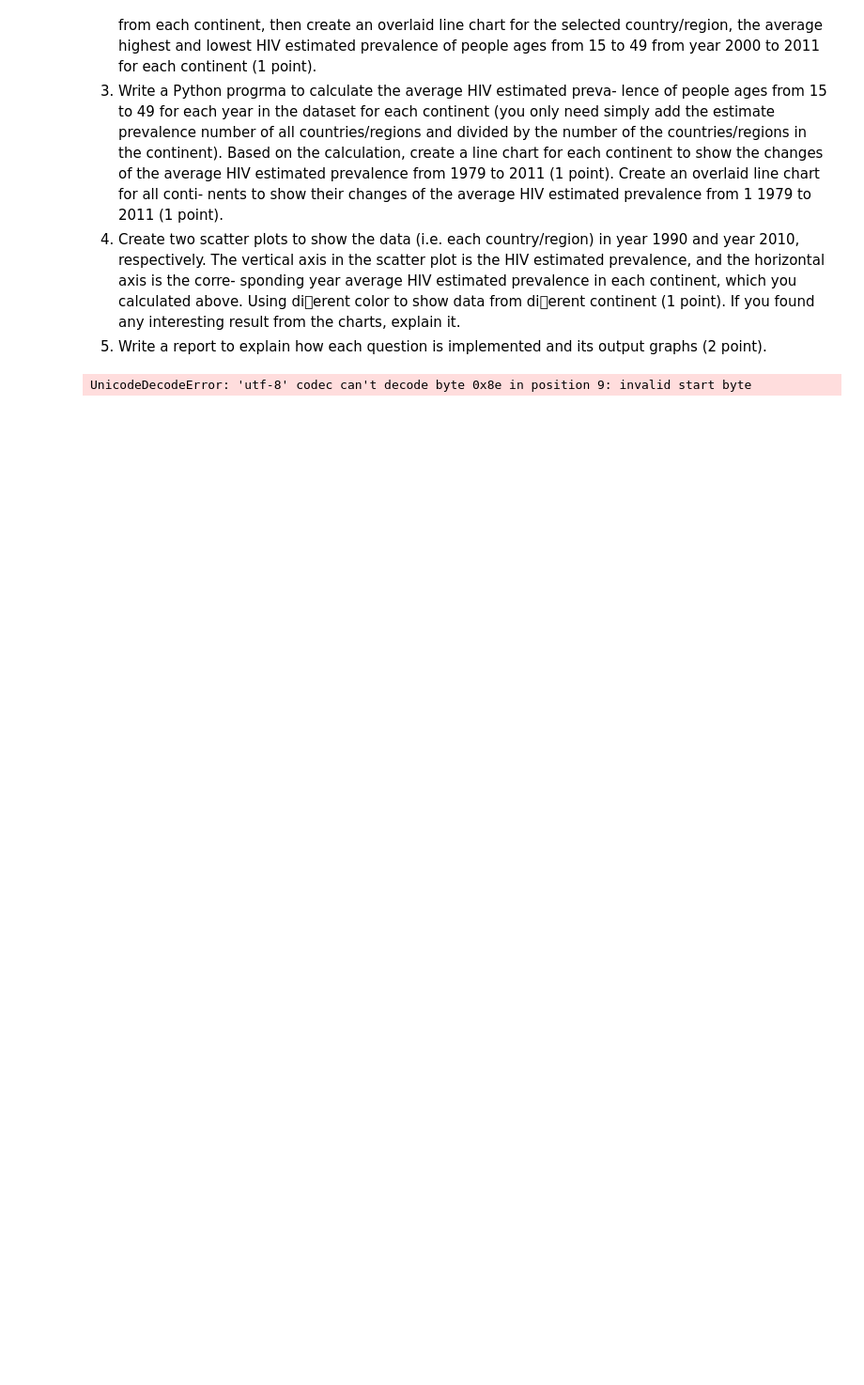
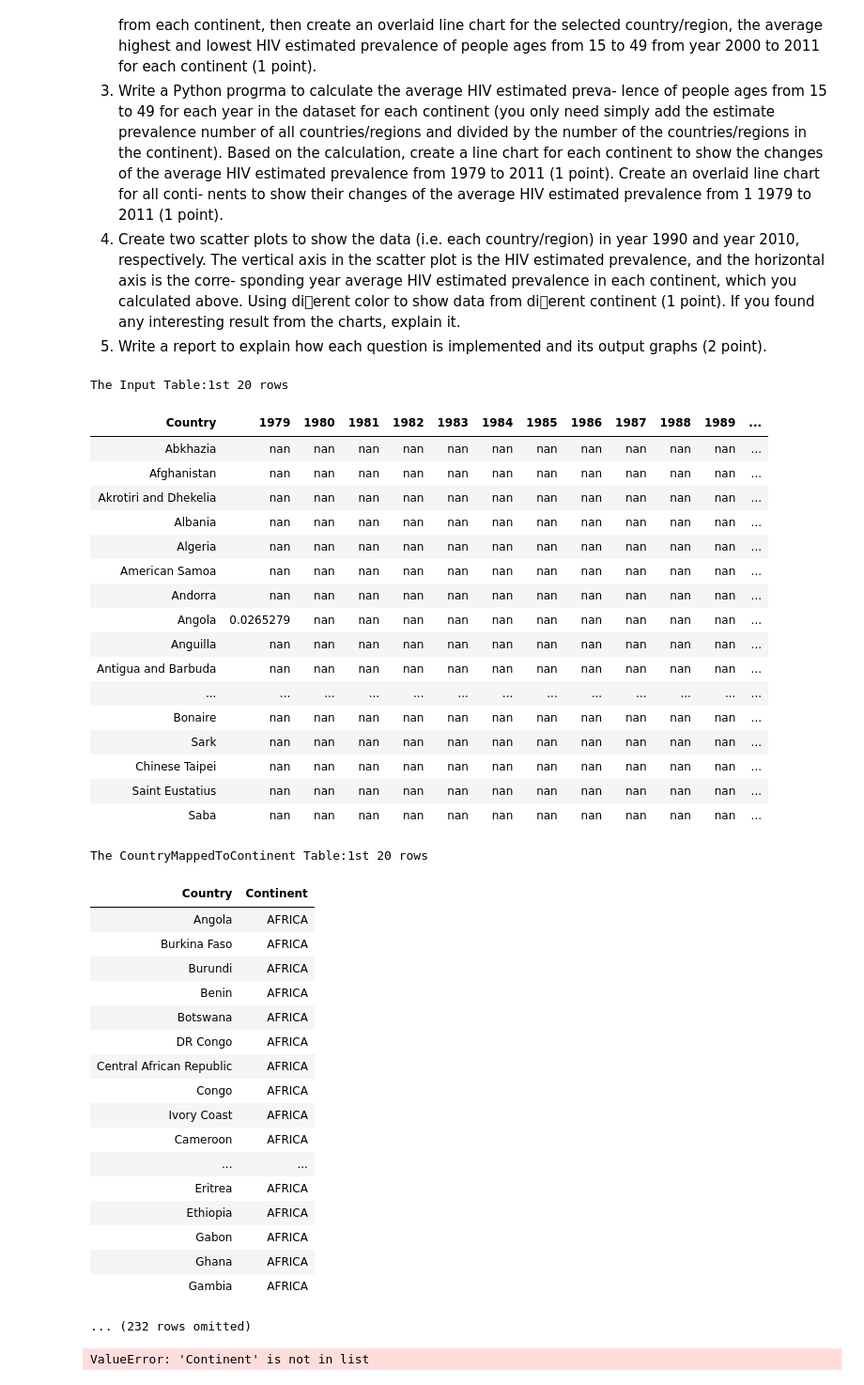
Before and after one commit to babloomarkose/DataInPython, a Jupyter notebook: Tables_Visualization/Table_Visualization.ipynb, the cells around one changed output. Shown at 94% size. Drawn from its saved outputs; the diff is of its cells as text; code cells hidden in the pictures; blank space fills up the shorter version.

Commit message:
All entries of Country and continent

```diff
--- a/Tables_Visualization/Table_Visualization.ipynb
+++ b/Tables_Visualization/Table_Visualization.ipynb
@@ -47,44 +47,91 @@ graphs (2 point).
 from datascience import Table # Including Table functions from datascience package into the running instance
 import os# including os package into running instance
 
 #LOAD DATA
 
 #Loading data from CSV file URL address
 InputFilepath='https://raw.githubusercontent.com/babloomarkose/DataInPython/master/Tables_Visualization'
 HIVEstimator=Table().read_table(InputFilepath+'/HIVEstimatedPrevalence.csv')
 
 #Print the HIVPrevelence Estimator Table
 print("The Input Table:1st 20 rows ")
-HIVEstimator.show(20) # Show only the first 20 records
+HIVEstimator.show() # Show only the first 20 records
 
 #CREATE COLOUMN CONTINENT
 
 #Load Table containing list of countries and their continent
 CountryToContinent=Table().read_table(InputFilepath+'/CountryAndContinent.csv')
 #Print the CountryAndContinent Table
-print("The Input Table:1st 20 rows ")
+print("The CountryMappedToContinent Table:1st 20 rows ")
 CountryToContinent.show(20) # Show only the first 20 records
 
-#Add New Coloumn Continent
-HIVEstimator=HIVEstimator.with_columns('Continent','PlaceHolder')
+#Join two tables using common colomn Country To add Continent coloumn
+HIVEstimator=HIVEstimator.join('Country', HIVEstimator, 'Country')
+#Move Coloumn Continent next to country coloumn
+HIVEstimator=HIVEstimator.move_column('Continent',1)
+
+
 #Print the CountryAndContinent Table
-print("The Input Table:1st 20 rows ")
-HIVEstimator.show(20) # Show only the first 20 records
+print("The New Table with continent:1st 20 rows ")
+HIVEstimator.show() # Show only the first 20 records
 
+'''#Updating the Coloumn 'Continent' with Continent value
+def UpdateContinent(Country):
+    index=i for i in CountryToContinent['Country'] if CountryToContinent['Country']=Country
+
+HIVEstimator.apply(UpdateContinent('Country'),'Continent')
 #Insert Continent Values
+
+'''
 
 
 
+#Write output to file
+#outputfilepath = os.getcwd()
+outputfilepath='/Users/jacobdenny/Desktop/Babloo/Masters/Semester3/Python'
+print(outputfilepath)
+HIVEstimator.to_csv(outputfilepath+'/outputHIVTable.csv')
 
-
-'''#Write output to file
-outputfilepath = os.getcwd()
-print(outputfilepath)
-SortedTable.to_csv(outputfilepath+'/outputTable.csv')
-
-#Displaying Sorted Student Data from output file
+'''#Displaying Sorted Student Data from output file
 print("Reading from Output file The Cleaned and SORTED new HIVEstimator FILE 20 rows")
 HIVEstimatorTable=Table.read_table(dirpath+'/outputTable.csv')
 HIVEstimatorTable.show(20)'''
 # %% [output]
-UnicodeDecodeError: 'utf-8' codec can't decode byte 0x8e in position 9: invalid start byte
+The Input Table:1st 20 rows
+| Country | 1979 | 1980 | 1981 | 1982 | 1983 | 1984 | 1985 | 1986 | 1987 | 1988 | 1989 | ... |
+| Abkhazia | nan | nan | nan | nan | nan | nan | nan | nan | nan | nan | nan | ... |
+| Afghanistan | nan | nan | nan | nan | nan | nan | nan | nan | nan | nan | nan | ... |
+| Akrotiri and Dhekelia | nan | nan | nan | nan | nan | nan | nan | nan | nan | nan | nan | ... |
+| Albania | nan | nan | nan | nan | nan | nan | nan | nan | nan | nan | nan | ... |
+| Algeria | nan | nan | nan | nan | nan | nan | nan | nan | nan | nan | nan | ... |
+| American Samoa | nan | nan | nan | nan | nan | nan | nan | nan | nan | nan | nan | ... |
+| Andorra | nan | nan | nan | nan | nan | nan | nan | nan | nan | nan | nan | ... |
+| Angola | 0.0265279 | nan | nan | nan | nan | nan | nan | nan | nan | nan | nan | ... |
+| Anguilla | nan | nan | nan | nan | nan | nan | nan | nan | nan | nan | nan | ... |
+| Antigua and Barbuda | nan | nan | nan | nan | nan | nan | nan | nan | nan | nan | nan | ... |
+| ... | ... | ... | ... | ... | ... | ... | ... | ... | ... | ... | ... | ... |
+| Bonaire | nan | nan | nan | nan | nan | nan | nan | nan | nan | nan | nan | ... |
+| Sark | nan | nan | nan | nan | nan | nan | nan | nan | nan | nan | nan | ... |
+| Chinese Taipei | nan | nan | nan | nan | nan | nan | nan | nan | nan | nan | nan | ... |
+| Saint Eustatius | nan | nan | nan | nan | nan | nan | nan | nan | nan | nan | nan | ... |
+| Saba | nan | nan | nan | nan | nan | nan | nan | nan | nan | nan | nan | ... |
+The CountryMappedToContinent Table:1st 20 rows
+| Country | Continent |
+| Angola | AFRICA |
+| Burkina Faso | AFRICA |
+| Burundi | AFRICA |
+| Benin | AFRICA |
+| Botswana | AFRICA |
+| DR Congo | AFRICA |
+| Central African Republic | AFRICA |
+| Congo | AFRICA |
+| Ivory Coast | AFRICA |
+| Cameroon | AFRICA |
+| ... | ... |
+| Eritrea | AFRICA |
+| Ethiopia | AFRICA |
+| Gabon | AFRICA |
+| Ghana | AFRICA |
+| Gambia | AFRICA |
+... (232 rows omitted)
+ValueError: 'Continent' is not in list
```
Also changed, not shown: 1 other file.
